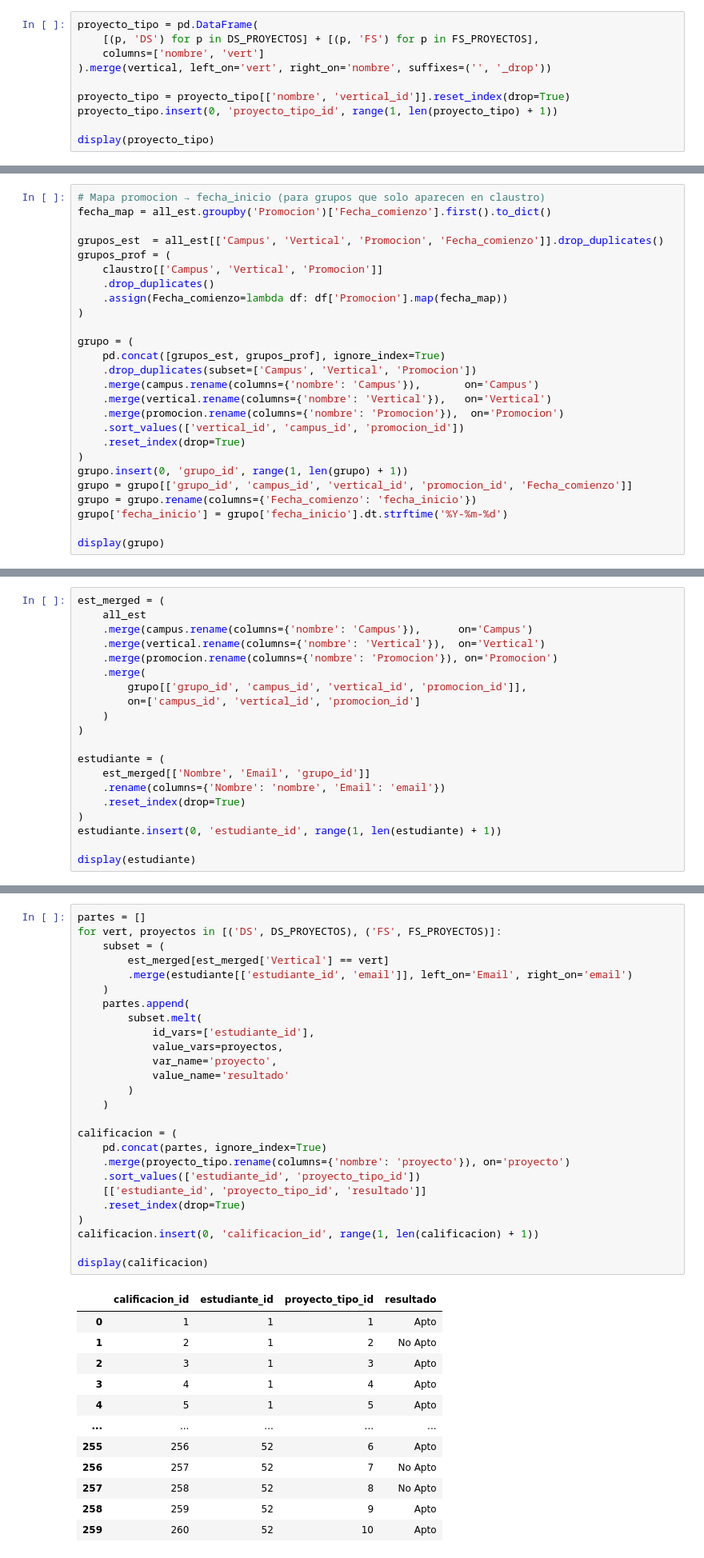
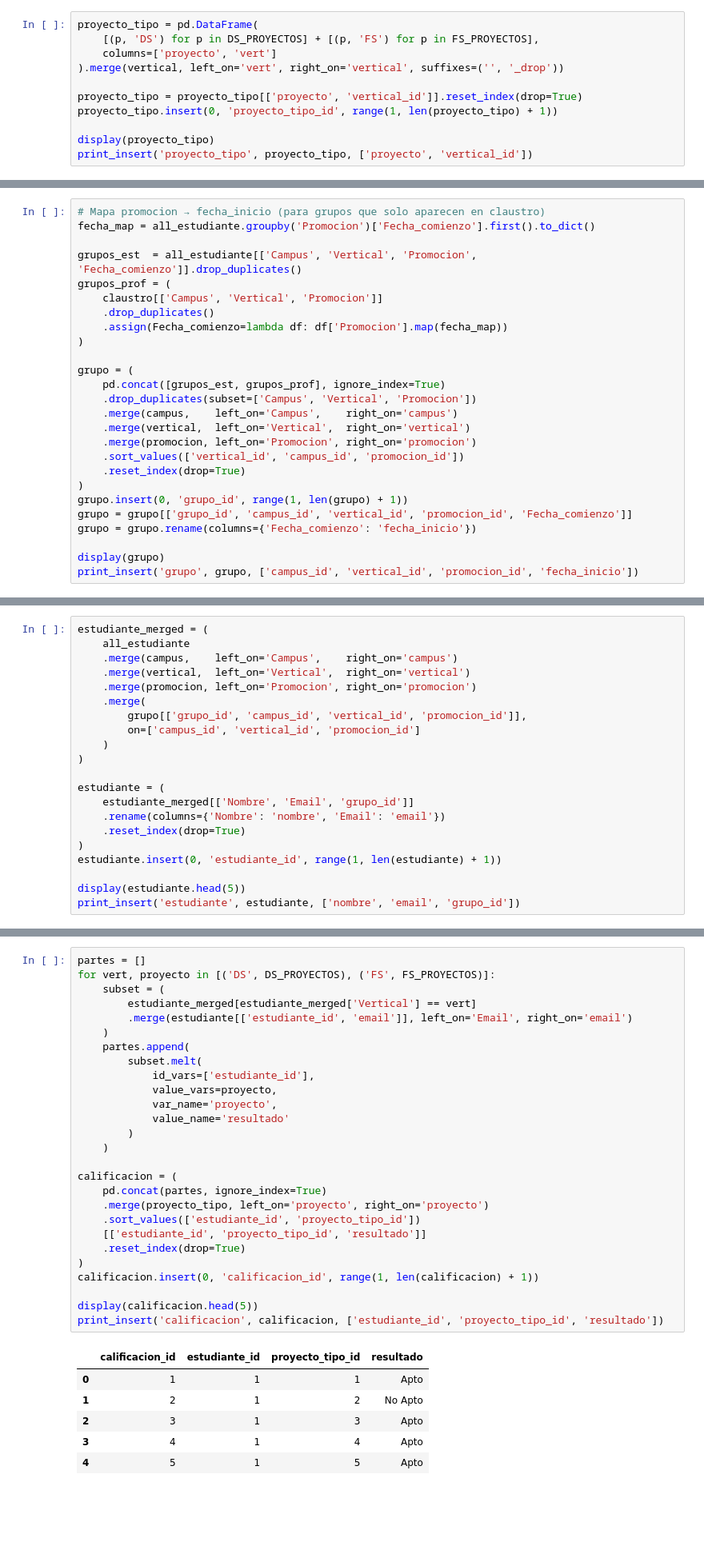
Before and after one commit to Lemnosos/practica_mixta, a Jupyter notebook: notebooks/generate_inserts.ipynb, the cells around one changed output, grey strips where cells are left out. Shown at 80% size. Drawn from its saved outputs; the diff is of its cells as text; blank space fills up the shorter version.

```diff
--- a/notebooks/generate_inserts.ipynb
+++ b/notebooks/generate_inserts.ipynb
@@ -85,11 +109,12 @@ for name, df in [('campus', campus), ('vertical', vertical),
 # %%
 proyecto_tipo = pd.DataFrame(
     [(p, 'DS') for p in DS_PROYECTOS] + [(p, 'FS') for p in FS_PROYECTOS],
-    columns=['nombre', 'vert']
-).merge(vertical, left_on='vert', right_on='nombre', suffixes=('', '_drop'))
+    columns=['proyecto', 'vert']
+).merge(vertical, left_on='vert', right_on='vertical', suffixes=('', '_drop'))
 
-proyecto_tipo = proyecto_tipo[['nombre', 'vertical_id']].reset_index(drop=True)
+proyecto_tipo = proyecto_tipo[['proyecto', 'vertical_id']].reset_index(drop=True)
 proyecto_tipo.insert(0, 'proyecto_tipo_id', range(1, len(proyecto_tipo) + 1))
 
 display(proyecto_tipo)
+print_insert('proyecto_tipo', proyecto_tipo, ['proyecto', 'vertical_id'])
 # %% [output]
@@ -111,9 +147,9 @@ Los grupos se derivan tanto de los CSV de estudiantes como de `claustro.csv`
 (hay grupos asignados a profesores sin estudiantes en los CSV).
 # %%
 # Mapa promocion → fecha_inicio (para grupos que solo aparecen en claustro)
-fecha_map = all_est.groupby('Promocion')['Fecha_comienzo'].first().to_dict()
+fecha_map = all_estudiante.groupby('Promocion')['Fecha_comienzo'].first().to_dict()
 
-grupos_est  = all_est[['Campus', 'Vertical', 'Promocion', 'Fecha_comienzo']].drop_duplicates()
+grupos_est  = all_estudiante[['Campus', 'Vertical', 'Promocion', 'Fecha_comienzo']].drop_duplicates()
 grupos_prof = (
     claustro[['Campus', 'Vertical', 'Promocion']]
     .drop_duplicates()
@@ -123,18 +159,18 @@ grupos_prof = (
 grupo = (
     pd.concat([grupos_est, grupos_prof], ignore_index=True)
     .drop_duplicates(subset=['Campus', 'Vertical', 'Promocion'])
-    .merge(campus.rename(columns={'nombre': 'Campus'}),       on='Campus')
-    .merge(vertical.rename(columns={'nombre': 'Vertical'}),   on='Vertical')
-    .merge(promocion.rename(columns={'nombre': 'Promocion'}),  on='Promocion')
+    .merge(campus,    left_on='Campus',    right_on='campus')
+    .merge(vertical,  left_on='Vertical',  right_on='vertical')
+    .merge(promocion, left_on='Promocion', right_on='promocion')
     .sort_values(['vertical_id', 'campus_id', 'promocion_id'])
     .reset_index(drop=True)
 )
 grupo.insert(0, 'grupo_id', range(1, len(grupo) + 1))
 grupo = grupo[['grupo_id', 'campus_id', 'vertical_id', 'promocion_id', 'Fecha_comienzo']]
 grupo = grupo.rename(columns={'Fecha_comienzo': 'fecha_inicio'})
-grupo['fecha_inicio'] = grupo['fecha_inicio'].dt.strftime('%Y-%m-%d')
 
 display(grupo)
+print_insert('grupo', grupo, ['campus_id', 'vertical_id', 'promocion_id', 'fecha_inicio'])
 # %% [output]
 |  | grupo_id | campus_id | vertical_id | promocion_id | fecha_inicio |
 | 0 | 1 | 1 | 1 | 1 | 2023-09-18 |
@@ -146,11 +189,11 @@ display(grupo)
 # %% [markdown]
 ## 5. estudiante
 # %%
-est_merged = (
-    all_est
-    .merge(campus.rename(columns={'nombre': 'Campus'}),      on='Campus')
-    .merge(vertical.rename(columns={'nombre': 'Vertical'}),  on='Vertical')
-    .merge(promocion.rename(columns={'nombre': 'Promocion'}), on='Promocion')
+estudiante_merged = (
+    all_estudiante
+    .merge(campus,    left_on='Campus',    right_on='campus')
+    .merge(vertical,  left_on='Vertical',  right_on='vertical')
+    .merge(promocion, left_on='Promocion', right_on='promocion')
     .merge(
         grupo[['grupo_id', 'campus_id', 'vertical_id', 'promocion_id']],
         on=['campus_id', 'vertical_id', 'promocion_id']
@@ -158,13 +201,14 @@ est_merged = (
 )
 
 estudiante = (
-    est_merged[['Nombre', 'Email', 'grupo_id']]
+    estudiante_merged[['Nombre', 'Email', 'grupo_id']]
     .rename(columns={'Nombre': 'nombre', 'Email': 'email'})
     .reset_index(drop=True)
 )
 estudiante.insert(0, 'estudiante_id', range(1, len(estudiante) + 1))
 
-display(estudiante)
+display(estudiante.head(5))
+print_insert('estudiante', estudiante, ['nombre', 'email', 'grupo_id'])
 # %% [output]
 |  | estudiante_id | nombre | email | grupo_id |
 | 0 | 1 | Jafet Casals | Jafet_Casals@gmail.com | 1 |
@@ -189,40 +239,35 @@ display(estudiante)
 `melt` convierte las columnas de proyecto en filas.
 # %%
 partes = []
-for vert, proyectos in [('DS', DS_PROYECTOS), ('FS', FS_PROYECTOS)]:
+for vert, proyecto in [('DS', DS_PROYECTOS), ('FS', FS_PROYECTOS)]:
     subset = (
-        est_merged[est_merged['Vertical'] == vert]
+        estudiante_merged[estudiante_merged['Vertical'] == vert]
         .merge(estudiante[['estudiante_id', 'email']], left_on='Email', right_on='email')
     )
     partes.append(
         subset.melt(
             id_vars=['estudiante_id'],
-            value_vars=proyectos,
+            value_vars=proyecto,
             var_name='proyecto',
             value_name='resultado'
         )
     )
 
 calificacion = (
     pd.concat(partes, ignore_index=True)
-    .merge(proyecto_tipo.rename(columns={'nombre': 'proyecto'}), on='proyecto')
+    .merge(proyecto_tipo, left_on='proyecto', right_on='proyecto')
     .sort_values(['estudiante_id', 'proyecto_tipo_id'])
     [['estudiante_id', 'proyecto_tipo_id', 'resultado']]
     .reset_index(drop=True)
 )
 calificacion.insert(0, 'calificacion_id', range(1, len(calificacion) + 1))
 
-display(calificacion)
+display(calificacion.head(5))
+print_insert('calificacion', calificacion, ['estudiante_id', 'proyecto_tipo_id', 'resultado'])
 # %% [output]
 |  | calificacion_id | estudiante_id | proyecto_tipo_id | resultado |
 | 0 | 1 | 1 | 1 | Apto |
 | 1 | 2 | 1 | 2 | No Apto |
 | 2 | 3 | 1 | 3 | Apto |
 | 3 | 4 | 1 | 4 | Apto |
 | 4 | 5 | 1 | 5 | Apto |
-| ... | ... | ... | ... | ... |
-| 255 | 256 | 52 | 6 | Apto |
-| 256 | 257 | 52 | 7 | No Apto |
-| 257 | 258 | 52 | 8 | No Apto |
-| 258 | 259 | 52 | 9 | Apto |
-| 259 | 260 | 52 | 10 | Apto |
```
Also changed, not shown: parts of 11 cells of this notebook, 1 other file.
